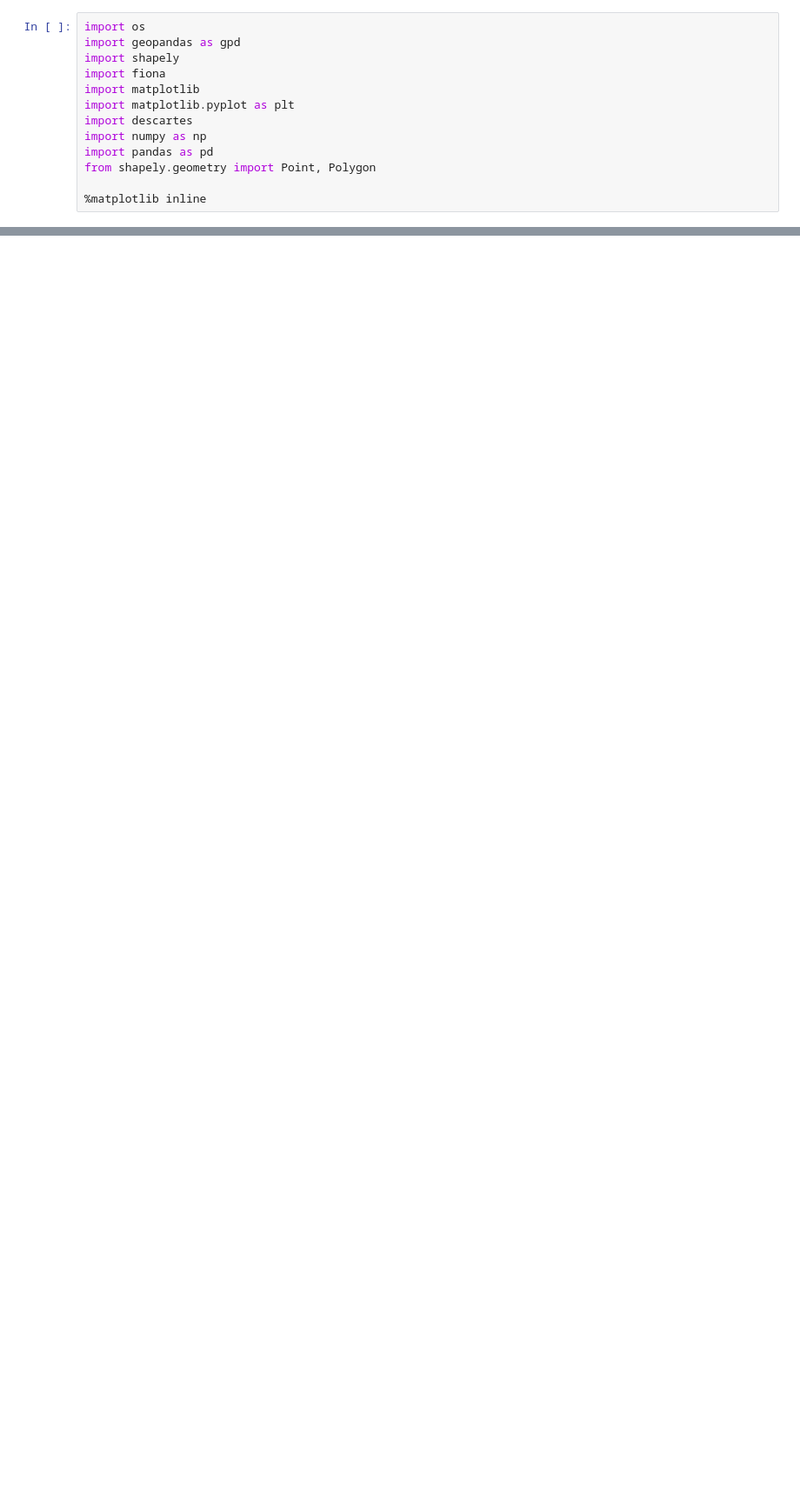
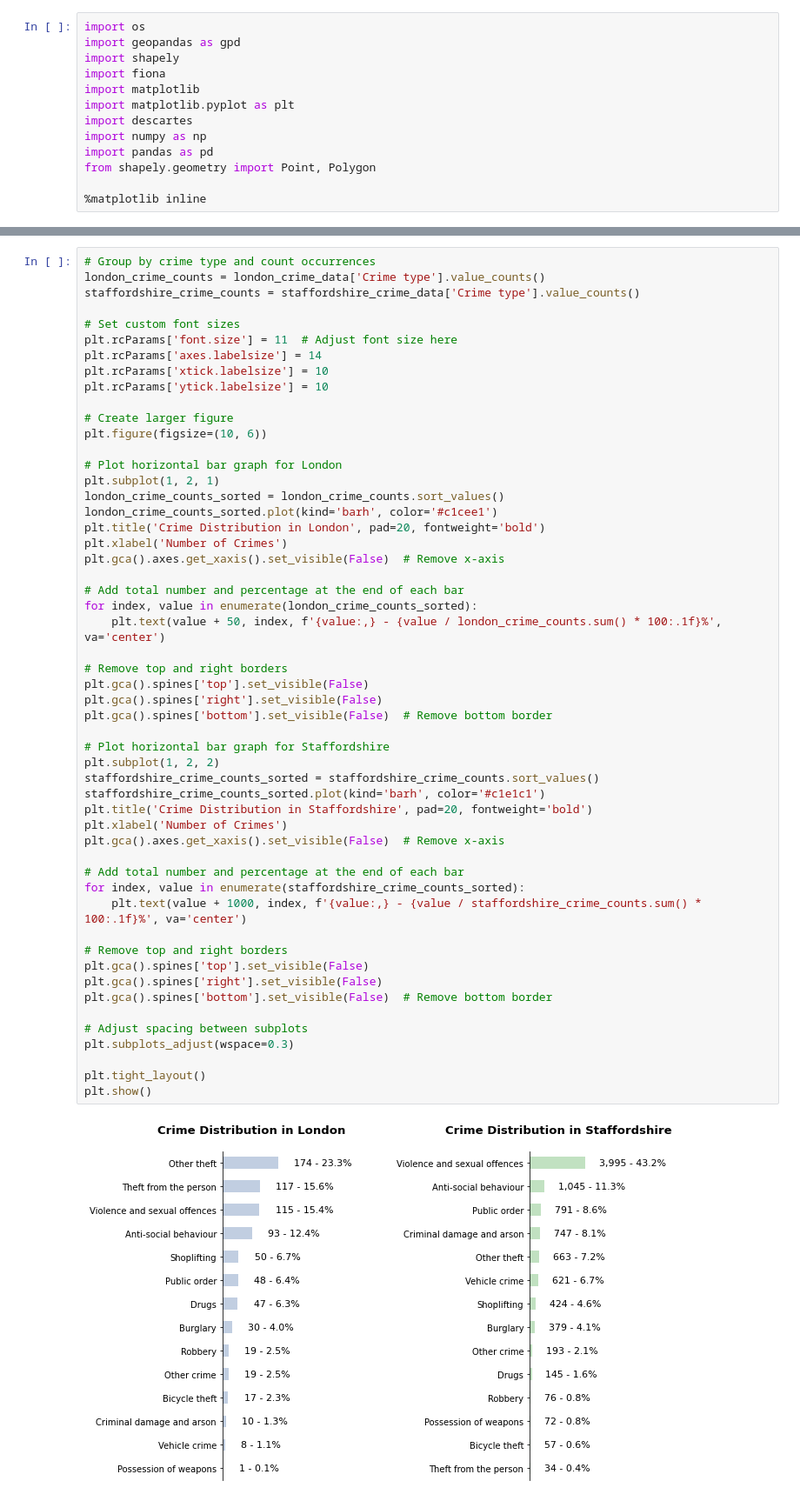
Before and after one commit to bboge/data-project-z5491834, a Jupyter notebook: data_project/presentation.ipynb, the cells around one changed output, grey strips where cells are left out. Shown: that part at 87% size. Drawn from its saved outputs; the diff is of its cells as text; blank space fills up the shorter version.

```diff
--- a/data_project/presentation.ipynb
+++ b/data_project/presentation.ipynb
@@ -50,0 +180,55 @@ ward_map.plot(ax=ax, alpha=0.4, color='grey')
+# %%
+# Group by crime type and count occurrences
+london_crime_counts = london_crime_data['Crime type'].value_counts()
+staffordshire_crime_counts = staffordshire_crime_data['Crime type'].value_counts()
+
+# Set custom font sizes
+plt.rcParams['font.size'] = 11  # Adjust font size here
+plt.rcParams['axes.labelsize'] = 14
+plt.rcParams['xtick.labelsize'] = 10
+plt.rcParams['ytick.labelsize'] = 10
+
+# Create larger figure
+plt.figure(figsize=(10, 6))
+
+# Plot horizontal bar graph for London
+plt.subplot(1, 2, 1)
+london_crime_counts_sorted = london_crime_counts.sort_values()
+london_crime_counts_sorted.plot(kind='barh', color='#c1cee1')
+plt.title('Crime Distribution in London', pad=20, fontweight='bold')
+plt.xlabel('Number of Crimes')
+plt.gca().axes.get_xaxis().set_visible(False)  # Remove x-axis
+
+# Add total number and percentage at the end of each bar
+for index, value in enumerate(london_crime_counts_sorted):
+    plt.text(value + 50, index, f'{value:,} - {value / london_crime_counts.sum() * 100:.1f}%', va='center')
+
+# Remove top and right borders
+plt.gca().spines['top'].set_visible(False)
+plt.gca().spines['right'].set_visible(False)
+plt.gca().spines['bottom'].set_visible(False)  # Remove bottom border
+
+# Plot horizontal bar graph for Staffordshire
+plt.subplot(1, 2, 2)
+staffordshire_crime_counts_sorted = staffordshire_crime_counts.sort_values()
+staffordshire_crime_counts_sorted.plot(kind='barh', color='#c1e1c1')
+plt.title('Crime Distribution in Staffordshire', pad=20, fontweight='bold')
+plt.xlabel('Number of Crimes')
+plt.gca().axes.get_xaxis().set_visible(False)  # Remove x-axis
+
+# Add total number and percentage at the end of each bar
+for index, value in enumerate(staffordshire_crime_counts_sorted):
+    plt.text(value + 1000, index, f'{value:,} - {value / staffordshire_crime_counts.sum() * 100:.1f}%', va='center')
+
+# Remove top and right borders
+plt.gca().spines['top'].set_visible(False)
+plt.gca().spines['right'].set_visible(False)
+plt.gca().spines['bottom'].set_visible(False)  # Remove bottom border
+
+# Adjust spacing between subplots
+plt.subplots_adjust(wspace=0.3)
+
+plt.tight_layout()
+plt.show()
+# %% [output]
+[figure, added]
```
Also changed, not shown: parts of 14 cells of this notebook, 27 other files.
